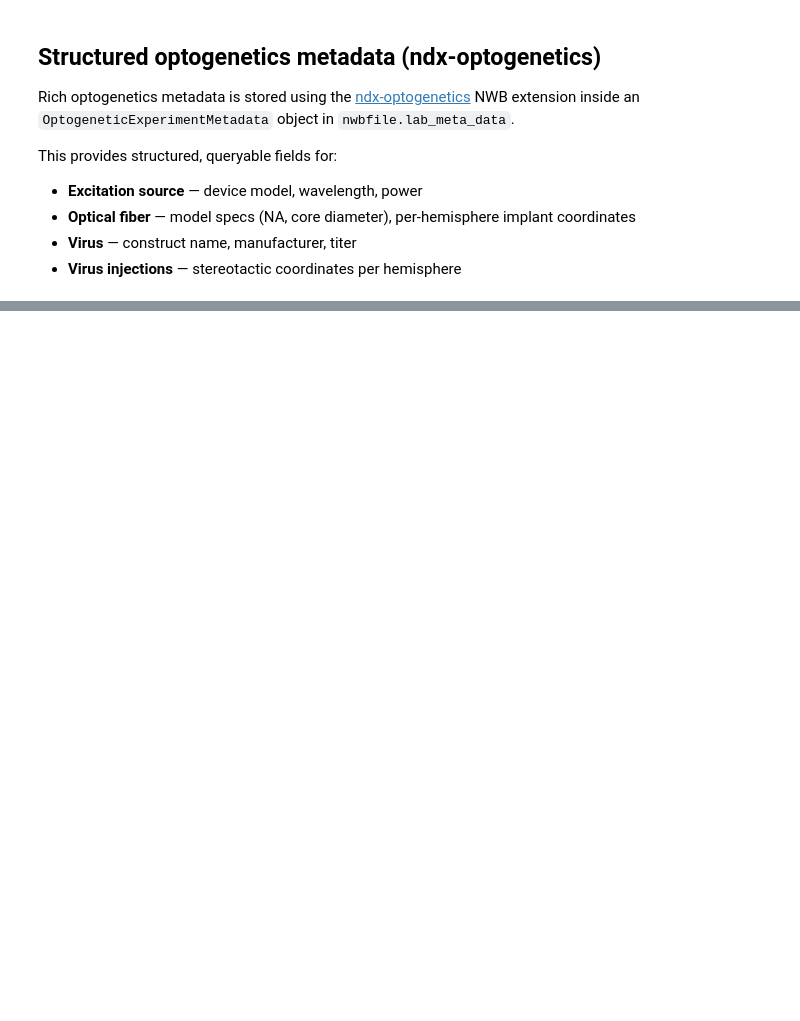
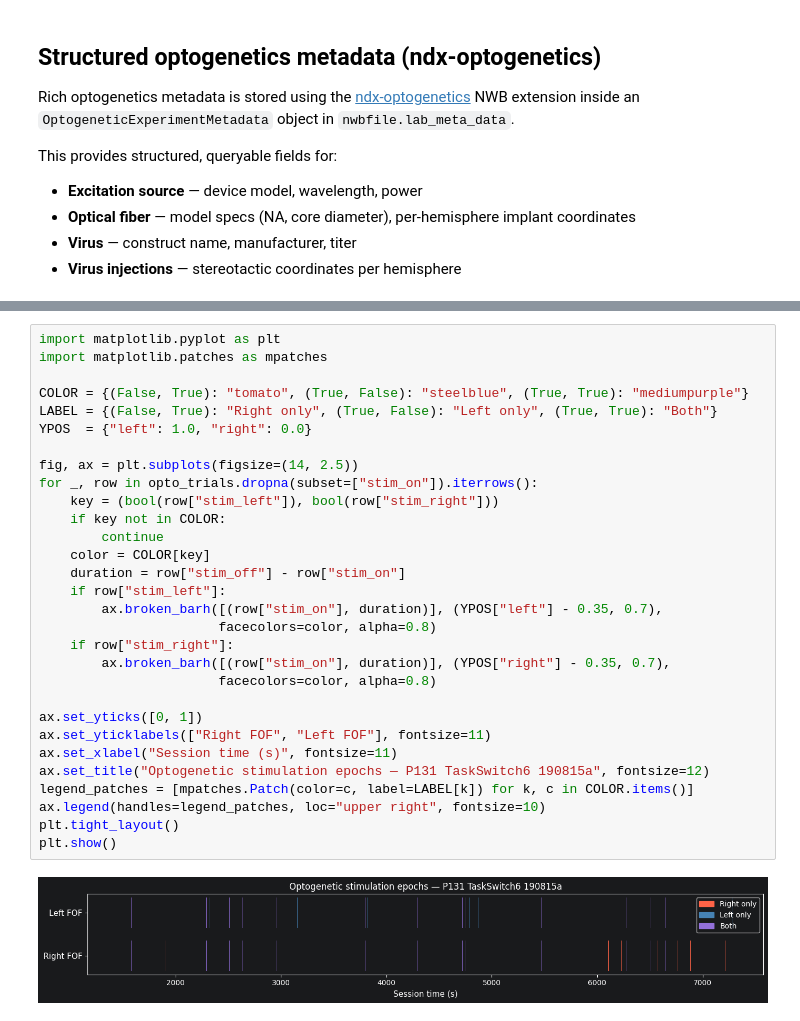
Before and after one commit to catalystneuro/pagan-lab-to-nwb, a Jupyter notebook: src/pagan_lab_to_nwb/tutorials/arc_behavior_optogenetics_notebook.ipynb, the cells around one changed output, grey strips where cells are left out. Drawn from its saved outputs; the diff is of its cells as text; blank space fills up the shorter version.

```diff
--- a/src/pagan_lab_to_nwb/tutorials/arc_behavior_optogenetics_notebook.ipynb
+++ b/src/pagan_lab_to_nwb/tutorials/arc_behavior_optogenetics_notebook.ipynb
@@ -450,2 +279,34 @@ Full Trial     190
+# %%
+import matplotlib.pyplot as plt
+import matplotlib.patches as mpatches
+
+COLOR = {(False, True): "tomato", (True, False): "steelblue", (True, True): "mediumpurple"}
+LABEL = {(False, True): "Right only", (True, False): "Left only", (True, True): "Both"}
+YPOS  = {"left": 1.0, "right": 0.0}
+
+fig, ax = plt.subplots(figsize=(14, 2.5))
+for _, row in opto_trials.dropna(subset=["stim_on"]).iterrows():
+    key = (bool(row["stim_left"]), bool(row["stim_right"]))
+    if key not in COLOR:
+        continue
+    color = COLOR[key]
+    duration = row["stim_off"] - row["stim_on"]
+    if row["stim_left"]:
+        ax.broken_barh([(row["stim_on"], duration)], (YPOS["left"] - 0.35, 0.7),
+                       facecolors=color, alpha=0.8)
+    if row["stim_right"]:
+        ax.broken_barh([(row["stim_on"], duration)], (YPOS["right"] - 0.35, 0.7),
+                       facecolors=color, alpha=0.8)
+
+ax.set_yticks([0, 1])
+ax.set_yticklabels(["Right FOF", "Left FOF"], fontsize=11)
+ax.set_xlabel("Session time (s)", fontsize=11)
+ax.set_title("Optogenetic stimulation epochs — P131 TaskSwitch6 190815a", fontsize=12)
+legend_patches = [mpatches.Patch(color=c, label=LABEL[k]) for k, c in COLOR.items()]
+ax.legend(handles=legend_patches, loc="upper right", fontsize=10)
+plt.tight_layout()
+plt.show()
+# %% [output]
+[figure, added]
 # %%
 nwb.trials[:]
```
Also changed, not shown: parts of 19 cells of this notebook.
